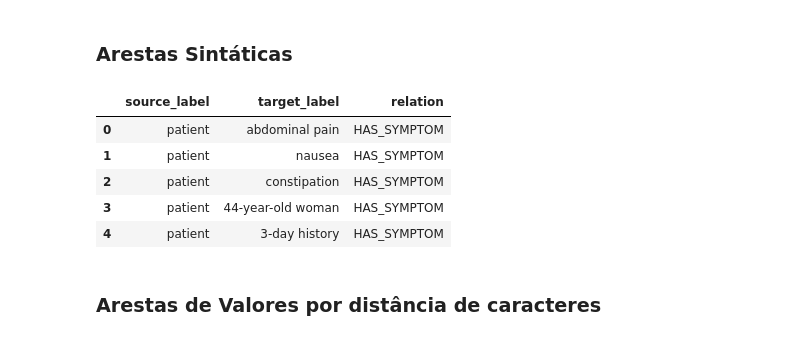
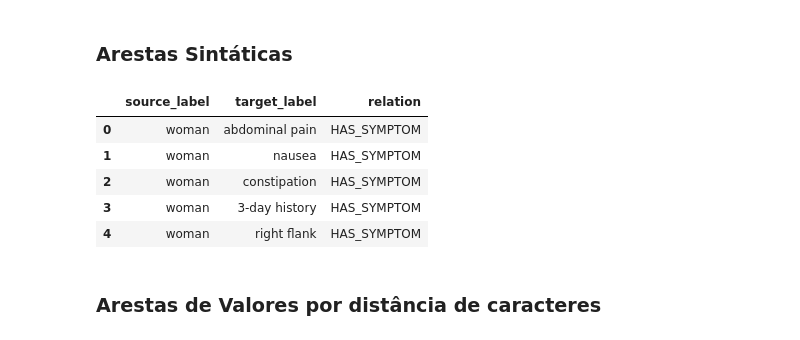
Before and after one commit to jpfrare/MC896-NLP, a Jupyter notebook: project1/pipelines/notebooks/teste_scispacy.ipynb, the cells around one changed output. Saved outputs shown, nothing was run; the diff lists cells and outputs as text; code cells hidden in the pictures.

```diff
--- a/project1/pipelines/notebooks/teste_scispacy.ipynb
+++ b/project1/pipelines/notebooks/teste_scispacy.ipynb
@@ -74,13 +78,45 @@ display(measurements_df.head())
 # %%
 extracted_entities = []
 
+patient_terms = ["woman", "man", "girl", "boy", "male", "female", "patient"]
+patient_matcher = Matcher(nlp_med.vocab)
+
+pattern_patient = [
+    {"IS_DIGIT": True, "OP": "?"},
+    {"TEXT": "-", "OP": "?"},
+    {"LOWER": "year", "OP": "?"},
+    {"TEXT": "-", "OP": "?"},
+    {"LOWER": "old", "OP": "?"},
+    {"LOWER": {"IN": patient_terms}}
+]
+
+patient_matcher.add("PATIENT_DEMO", [pattern_patient])
+
+patient_matches = patient_matcher(doc)
+
+patient_label = "patient"
+p_start, p_end, p_start_char, p_end_char = 0, 0, 0, 0
+
+if patient_matches:
+    menor_match = min(patient_matches[:5], key=lambda x: x[2] - x[1])
+    _, start, end = menor_match
+
+    span = doc[start:end]
+    patient_label = span.text.lower()
+    p_start, p_end = start, end
+    p_start_char, p_end_char = span.start_char, span.end_char
+
 extracted_entities.append({
     'node_type': 'Patient',
-    'label_original': 'patient',
-    'label_normalizado': 'patient',
-    'token_start': 0, 'token_end': 0, 'span_start': 0, 'span_end': 0,
+    'label_original': span.text if patient_matches else patient_label,
+    'label_normalizado': patient_label,
+    'token_start': p_start, 'token_end': p_end,
+    'span_start': p_start_char, 'span_end': p_end_char,
     'value': None, 'unit': None
 })
+
+# Guardamos o nome exato gerado para usar na tabela de arestas depois!
+PATIENT_NODE_LABEL = patient_label
 # %% [markdown]
 ### scispaCy para extrair doenças e medicamentos
 # %%
@@ -115,6 +151,9 @@ matcher.add("CLINICAL_CONCEPT", [pattern_exam])
 for match_id, start, end in matcher(doc):
     if not any(start in span or (end-1) in span for span in scispacy_spans):
         span_text = doc[start:end]
+
+        if PATIENT_NODE_LABEL.lower() in span_text.text.lower():
+            continue
 
         # heurística para classificar como exame ou procedimento
         node_class = 'Procedure/Exam' if any(word in span_text.text.lower() for word in ['tomography', 'endoscopy', 'resection', 'pancreatectomy', 'fna', 'examination']) else 'MedicalConcept'
@@ -173,39 +212,39 @@ for sent in doc.sents:
 
     for token in sent:
         if token.pos_ == "VERB":
             verbo_lema = token.lemma_.lower()
 
             for verbs, rel in verb_relations.items():
                 if verbo_lema in verbs:
                     if rel in ["HAS_SYMPTOM", "UNDERWENT_EXAM", "TREATED_BY"]:
                         for node in nodes_in_sent:
                             # filtra um pouco
                             if rel == "HAS_SYMPTOM" and node['node_type'] not in ['DISEASE', 'MedicalConcept']: continue
                             if rel == "UNDERWENT_EXAM" and node['node_type'] not in ['Procedure/Exam']: continue
 
                             edges.append({
-                                'source_label': 'patient',
+                                'source_label': PATIENT_NODE_LABEL,
                                 'target_label': node['label_normalizado'],
                                 'relation': rel
                             })
 
                     elif rel == "SUPPORTS" and len(nodes_in_sent) >= 2:
                         edges.append({
                             'source_label': nodes_in_sent[0]['label_normalizado'],
                             'target_label': nodes_in_sent[1]['label_normalizado'],
                             'relation': rel
                         })
                     break
 
 edges_df = pd.DataFrame(edges)
 display(edges_df.head())
 # %% [output]
 |  | source_label | target_label | relation |
-| 0 | patient | abdominal pain | HAS_SYMPTOM |
-| 1 | patient | nausea | HAS_SYMPTOM |
-| 2 | patient | constipation | HAS_SYMPTOM |
-| 3 | patient | 44-year-old woman | HAS_SYMPTOM |
-| 4 | patient | 3-day history | HAS_SYMPTOM |
+| 0 | woman | abdominal pain | HAS_SYMPTOM |
+| 1 | woman | nausea | HAS_SYMPTOM |
+| 2 | woman | constipation | HAS_SYMPTOM |
+| 3 | woman | 3-day history | HAS_SYMPTOM |
+| 4 | woman | right flank | HAS_SYMPTOM |
 # %% [markdown]
 ### Arestas de Valores por distância de caracteres
 # %%
```
Also changed, not shown: parts of 6 cells of this notebook.
